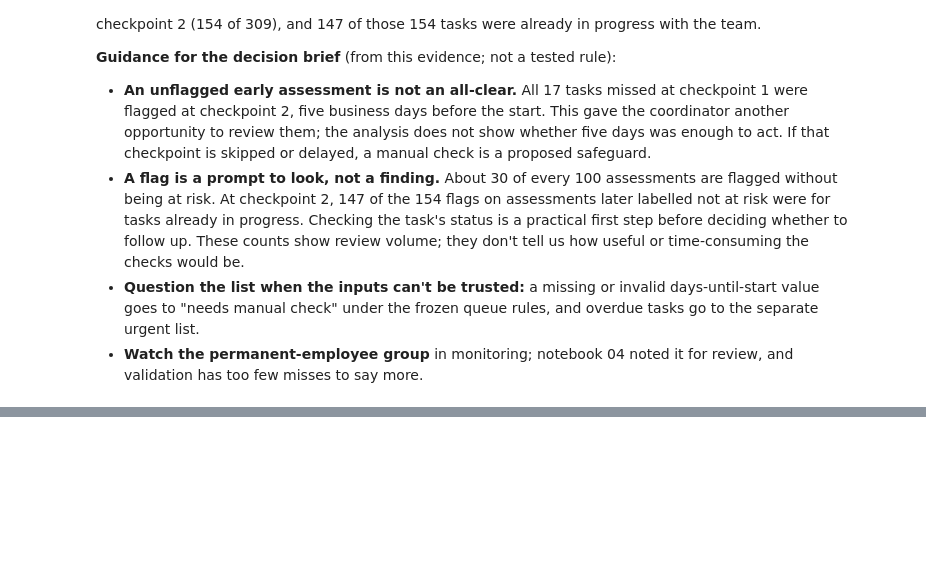
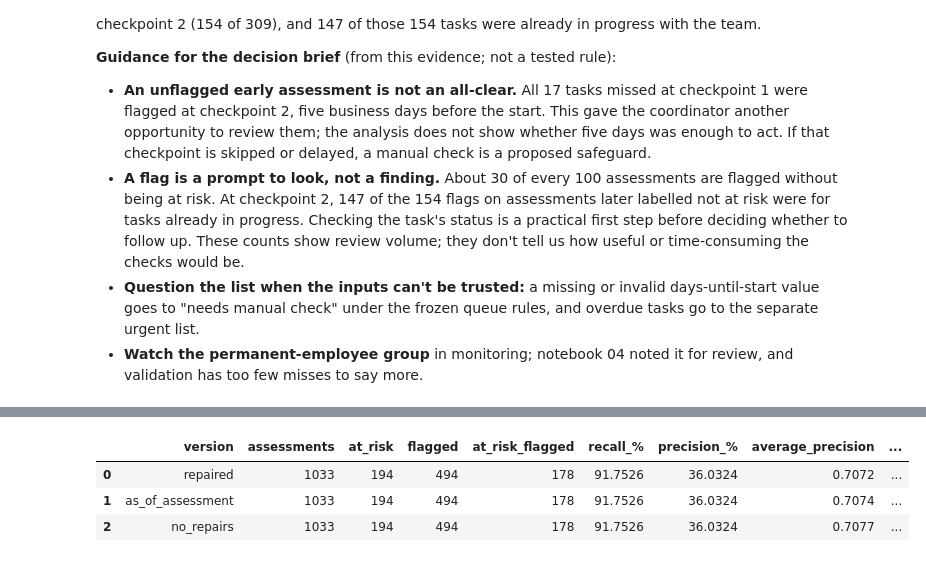
Before and after one commit to isabellemclean1001-blip/AIDA_Izzy_HR_Onboarding_Project-review, a Jupyter notebook: AIDA-1141/final-project/analysis/05_interpretation.ipynb, the cells around one changed output, grey strips where cells are left out. Saved outputs shown, nothing was run; the diff lists cells and outputs as text; code cells hidden in the pictures; blank space fills up the shorter version.

Commit message:
AIDA 1141 final project: notebook 05 part 5, repair comparison for group results and model scores (part 4 committed in e6910f9) (data v2, in progress)

```diff
--- a/AIDA-1141/final-project/analysis/05_interpretation.ipynb
+++ b/AIDA-1141/final-project/analysis/05_interpretation.ipynb
@@ -649,0 +659,88 @@ All 17 tasks missed at checkpoint 1 were **flagged at checkpoint 2**, five busin
+# %%
+import warnings
+
+# 1. Group results under the frozen rule, for each version of the two repaired fields
+group_rows = []
+for ver in VERSIONS:
+    for f in REPAIRED_FIELDS:
+        for level, rows_g in v.groupby(versions[f][ver]):
+            fl, yy = rule_flags[ver].loc[rows_g.index], rows_g["y"] == 1
+            group_rows.append({"version": ver, "grouping": f, "group": level, "assessments": len(rows_g),
+                               "at_risk": int(yy.sum()), "flagged": int(fl.sum()), "at_risk_flagged": int((fl & yy).sum()),
+                               "recall_%": 100 * (fl & yy).sum() / yy.sum() if yy.sum() else np.nan,
+                               "flagged_%": 100 * fl.mean()})
+repair_groups = pd.DataFrame(group_rows)
+moved = pd.DataFrame({ver: [int((versions[f][ver] != versions[f]["repaired"]).sum()) for f in REPAIRED_FIELDS]
+                      for ver in VERSIONS}, index=REPAIRED_FIELDS)
+moved.index.name = "assessments moved to 'unknown' (compared with repaired)"
+assert (repair_groups.groupby(["version", "grouping"])["assessments"].sum() == len(v)).all(), \
+    "Each version's groups must cover every assessment once"
+repair_groups.insert(0, "data_version", DATA_VERSION)
+repair_groups.to_csv(OUTPUT_DIR / "repair_group_results_validation.csv", index=False)
+
+# 2. Rescore each version with the saved model (unknown categories are recorded, not shown)
+model_inputs = {ver: v[FEATURES].assign(**{f: versions[f][ver] for f in REPAIRED_FIELDS}) for ver in VERSIONS}
+scores, unknown_warnings = {}, {}
+for ver in VERSIONS:
+    with warnings.catch_warnings(record=True) as caught:
+        warnings.simplefilter("always")
+        scores[ver] = pd.Series(model.predict_proba(model_inputs[ver])[:, 1], index=v.index)
+    expected = [w for w in caught if "unknown categories" in str(w.message)]
+    unknown_warnings[ver] = len(expected)
+    for w in caught:                                       # any other warning stays visible
+        if w not in expected:
+            warnings.showwarning(w.message, w.category, w.filename, w.lineno)
+assert np.allclose(scores["repaired"], v["risk_probability"], rtol=0, atol=1e-12), "Repaired scores must match notebook 02"
+
+# Substituting the reference category for 'unknown' must leave the saved model's scores unchanged
+reference = {f: encoding.at[f, "reference_category"] for f in REPAIRED_FIELDS}
+for ver in ["as_of_assessment", "no_repairs"]:
+    as_reference = model_inputs[ver].replace({f: {"unknown": reference[f]} for f in REPAIRED_FIELDS})
+    assert np.allclose(model.predict_proba(as_reference)[:, 1], scores[ver], rtol=0, atol=1e-12), \
+        "An unknown value is not scored like the reference category"
+
+def ranking_scores(y_true, score):
+    # Average precision and ROC AUC, or unavailable (NaN) when only one outcome class is present
+    if y_true.nunique() < 2:
+        return np.nan, np.nan
+    return average_precision_score(y_true, score), roc_auc_score(y_true, score)
+
+
+model_rows = []
+for ver in VERSIONS:
+    flag = scores[ver] >= MODEL_THRESHOLD
+    yy = v["y"] == 1
+    ap, auc = ranking_scores(yy, scores[ver])
+    model_rows.append({"version": ver, "assessments": len(v), "at_risk": int(yy.sum()), "flagged": int(flag.sum()),
+                       "at_risk_flagged": int((flag & yy).sum()),
+                       "recall_%": 100 * (flag & yy).sum() / yy.sum() if yy.sum() else np.nan,
+                       "precision_%": 100 * (flag & yy).sum() / flag.sum() if flag.sum() else np.nan,
+                       "average_precision": ap, "roc_auc": auc,
+                       "scores_changed": int((~np.isclose(scores[ver], scores["repaired"], rtol=0, atol=1e-12)).sum()),
+                       "largest_score_change": float((scores[ver] - scores["repaired"]).abs().max()),
+                       "flags_changed": int((flag != (scores["repaired"] >= MODEL_THRESHOLD)).sum()),
+                       "rule_flags_changed": int((rule_flags[ver] != rule_flags["repaired"]).sum()),
+                       "assessments_with_unknown_value": int((model_inputs[ver][REPAIRED_FIELDS] == "unknown").any(axis=1).sum()),
+                       "encoder_unknown_warning_recorded": unknown_warnings[ver] > 0})
+repair_model = pd.DataFrame(model_rows)
+repair_model.insert(0, "data_version", DATA_VERSION)
+repair_model.to_csv(OUTPUT_DIR / "repair_model_rescoring_validation.csv", index=False)
+
+# 3. The assessments with a filled value, one row each, across the three versions
+filled_rows = v_filled.any(axis=1)
+per_assessment = v.loc[filled_rows, ["assessment_id", "request_id", "checkpoint", "business_days_until_start", "y"]].copy()
+for f in REPAIRED_FIELDS:
+    per_assessment[f"{f}_repair_status"] = versions[f].loc[filled_rows, "repair_status"]
+    for ver in VERSIONS:
+        per_assessment[f"{f}_{ver}"] = versions[f].loc[filled_rows, ver]
+for ver in VERSIONS:
+    per_assessment[f"model_score_{ver}"] = scores[ver][filled_rows]
+    per_assessment[f"model_flag_{ver}"] = scores[ver][filled_rows] >= MODEL_THRESHOLD
+    per_assessment[f"rule_flag_{ver}"] = rule_flags[ver][filled_rows]
+per_assessment.insert(0, "data_version", DATA_VERSION)
+per_assessment.to_csv(OUTPUT_DIR / "repair_assessments_validation.csv", index=False)
+
+display(moved)
+display(repair_groups.drop(columns="data_version").round(1))
+display(repair_model.drop(columns="data_version").round(4))
+# %% [output]
@@ -649,0 +768,4 @@ All 17 tasks missed at checkpoint 1 were **flagged at checkpoint 2**, five busin
+|  | version | assessments | at_risk | flagged | at_risk_flagged | recall_% | precision_% | average_precision | ... |
+| 0 | repaired | 1033 | 194 | 494 | 178 | 91.7526 | 36.0324 | 0.7072 | ... |
+| 1 | as_of_assessment | 1033 | 194 | 494 | 178 | 91.7526 | 36.0324 | 0.7074 | ... |
+| 2 | no_repairs | 1033 | 194 | 494 | 178 | 91.7526 | 36.0324 | 0.7077 | ... |
```
Also changed, not shown: parts of 5 cells of this notebook.
